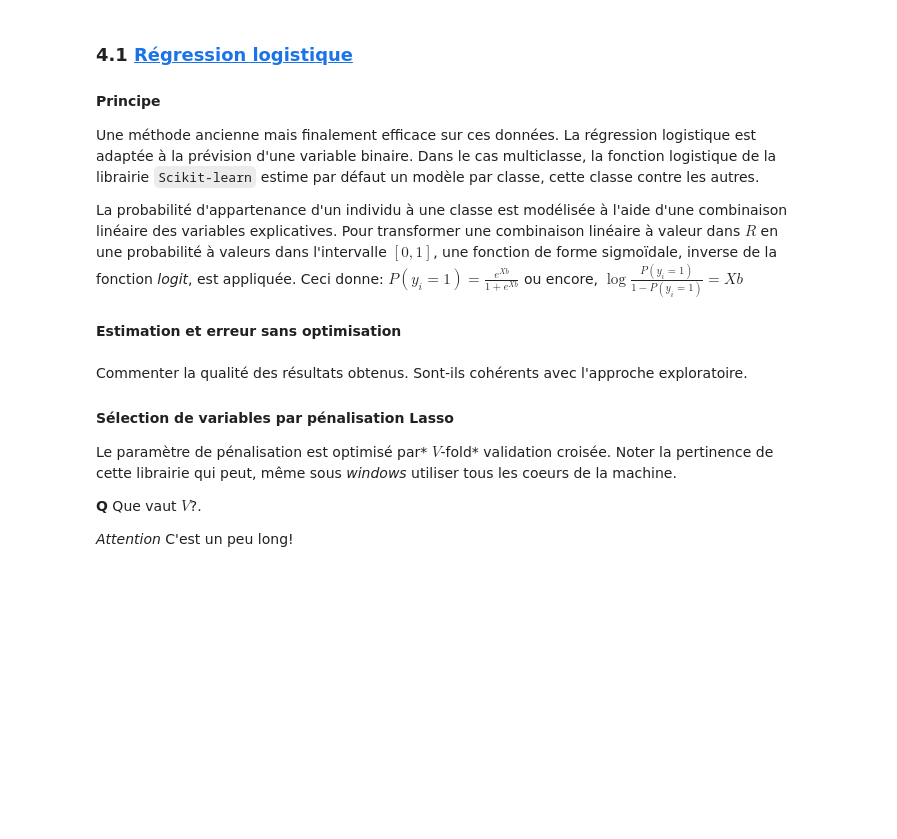
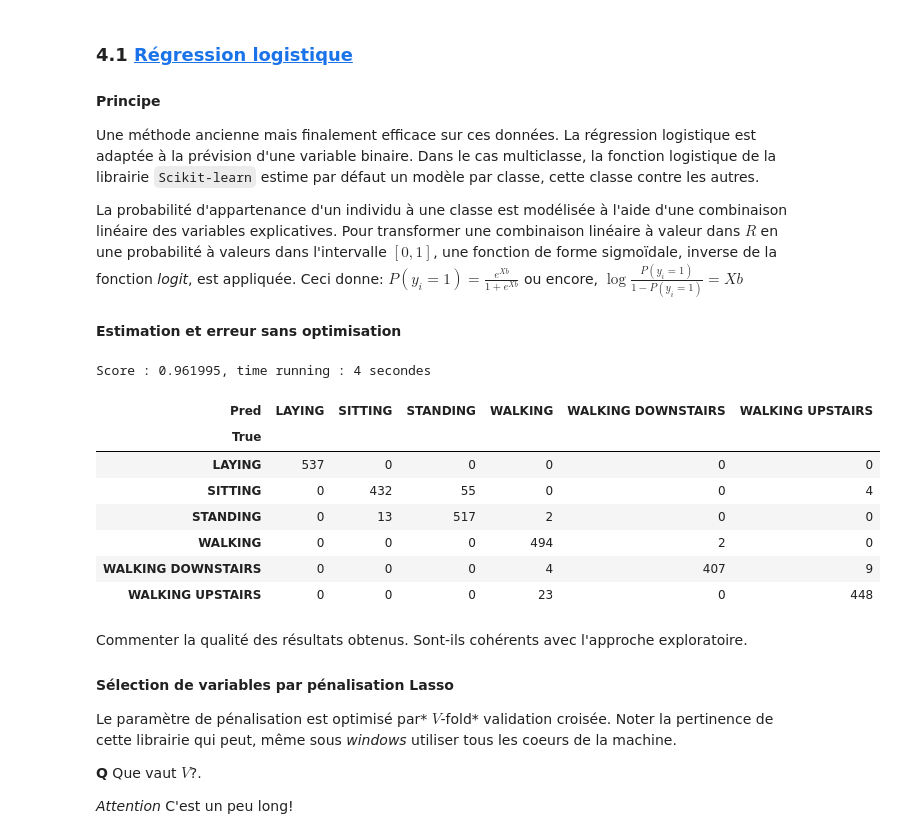
Before and after one commit to wikistat/High-Dimensional-Deep-Learning, a Jupyter notebook: HumanActivityRecognition/HDSTAT-Python-elem-HAR.ipynb, the cells around one changed output. Drawn from its saved outputs; the diff is of its cells as text; code cells hidden in the pictures; blank space fills up the shorter version.

```diff
--- a/HumanActivityRecognition/HDSTAT-Python-elem-HAR.ipynb
+++ b/HumanActivityRecognition/HDSTAT-Python-elem-HAR.ipynb
@@ -110,6 +111,7 @@ Xtest.shape
 # %%
 ytest=ul.my_read_csv("test/y_test.txt")
 ytest=ytest[0]
+ytest_label = np.array([ACTIVITY_DIC[y] for y in ytest])
 # %% [markdown]
 ## 3 Exploration
 ### 3.1 [Analyse en composantes principales](http://wikistat.fr/pdf/st-m-explo-acp.pdf)
@@ -277,10 +295,21 @@ method = LogisticRegression()
 method.fit(Xtrain,ytrain)
 score = method.score(Xtest, ytest)
 ypred = method.predict(Xtest)
+ypred_label = np.array([ACTIVITY_DIC[y] for y in ypred])
 te = time.time()
 # %%
 print("Score : %f, time running : %d secondes" %(score, te-ts))
-pd.DataFrame(confusion_matrix(ytest, ypred), index = labels, columns=labels)
+pd.crosstab(ytest_label, ypred_label, rownames=['True'], colnames=['Pred'])
+# %% [output]
+Score : 0.961995, time running : 4 secondes
+| Pred | LAYING | SITTING | STANDING | WALKING | WALKING DOWNSTAIRS | WALKING UPSTAIRS |
+| True |  |  |  |  |  |  |
+| LAYING | 537 | 0 | 0 | 0 | 0 | 0 |
+| SITTING | 0 | 432 | 55 | 0 | 0 | 4 |
+| STANDING | 0 | 13 | 517 | 2 | 0 | 0 |
+| WALKING | 0 | 0 | 0 | 494 | 2 | 0 |
+| WALKING DOWNSTAIRS | 0 | 0 | 0 | 4 | 407 | 9 |
+| WALKING UPSTAIRS | 0 | 0 | 0 | 23 | 0 | 448 |
 # %% [markdown]
 Commenter la qualité des résultats obtenus. Sont-ils cohérents avec l'approche exploratoire.
 
```
Also changed, not shown: parts of 23 cells of this notebook, 7 other files.
